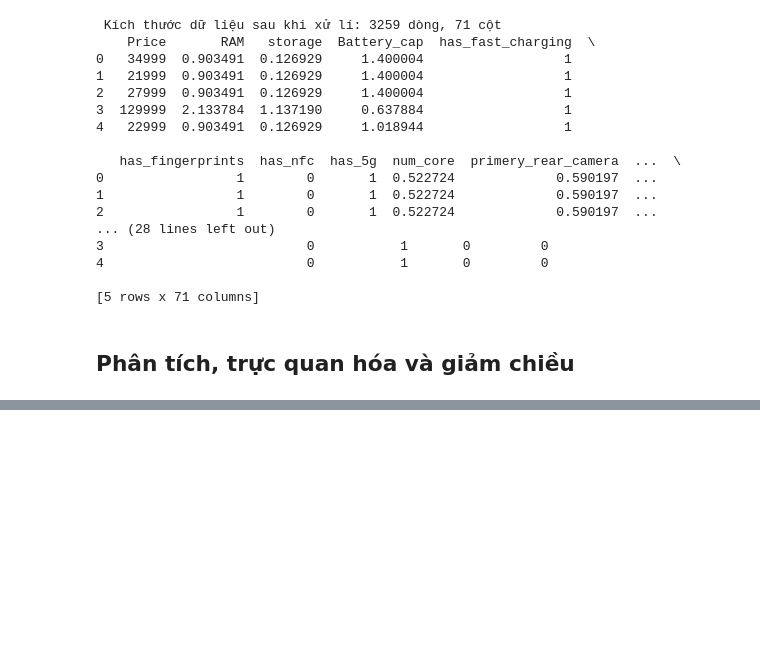
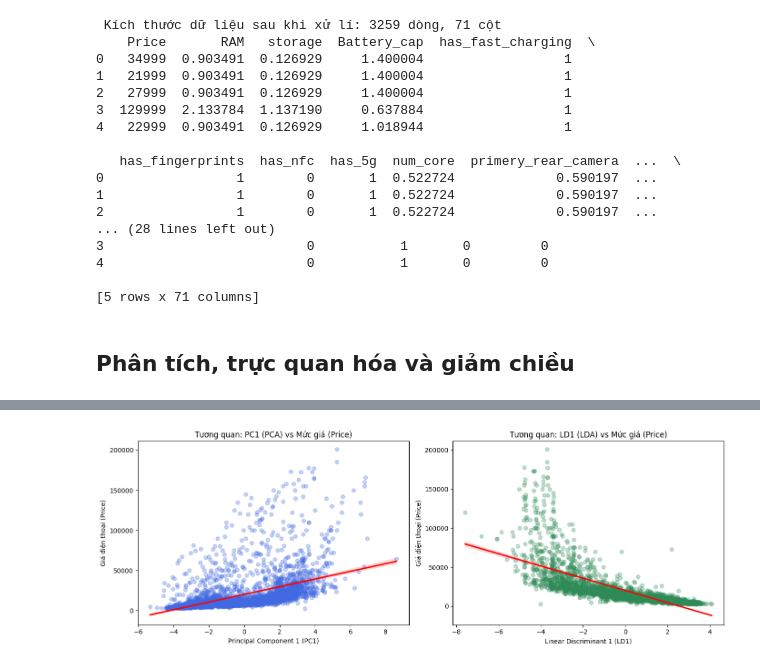
Before and after one commit to grst0610/Machine-learning, a Jupyter notebook: clean_data.ipynb, the cells around one changed output, grey strips where cells are left out. Cells and saved outputs as stored; diff of their text form; code cells hidden in the pictures; blank space fills up the shorter version.

```diff
--- a/clean_data.ipynb
+++ b/clean_data.ipynb
@@ -148,0 +218,20 @@ print(df.head())
+# %%
+# MỐI QUAN HỆ CHIỀU CHÍNH VỚI ĐẦU RA (TƯƠNG QUAN TUYẾN TÍNH)
+fig, axes = plt.subplots(1, 2, figsize=(14, 5))
+
+# PC1 của PCA với Price thực tế
+sns.regplot(x=X_pca[:, 0], y=y, ax=axes[0], scatter_kws={'alpha':0.3, 'color': 'royalblue'}, line_kws={'color':'red'})
+axes[0].set_title('Tương quan: PC1 (PCA) vs Mức giá (Price)')
+axes[0].set_xlabel('Principal Component 1 (PC1)')
+axes[0].set_ylabel('Giá điện thoại (Price)')
+
+# LD1 của LDA với Price thực tế
+sns.regplot(x=X_lda[:, 0], y=y, ax=axes[1], scatter_kws={'alpha':0.3, 'color': 'seagreen'}, line_kws={'color':'red'})
+axes[1].set_title('Tương quan: LD1 (LDA) vs Mức giá (Price)')
+axes[1].set_xlabel('Linear Discriminant 1 (LD1)')
+axes[1].set_ylabel('Giá điện thoại (Price)')
+
+plt.tight_layout()
+plt.show()
+# %% [output]
+[figure, added]
```
Also changed, not shown: parts of 5 cells of this notebook.
